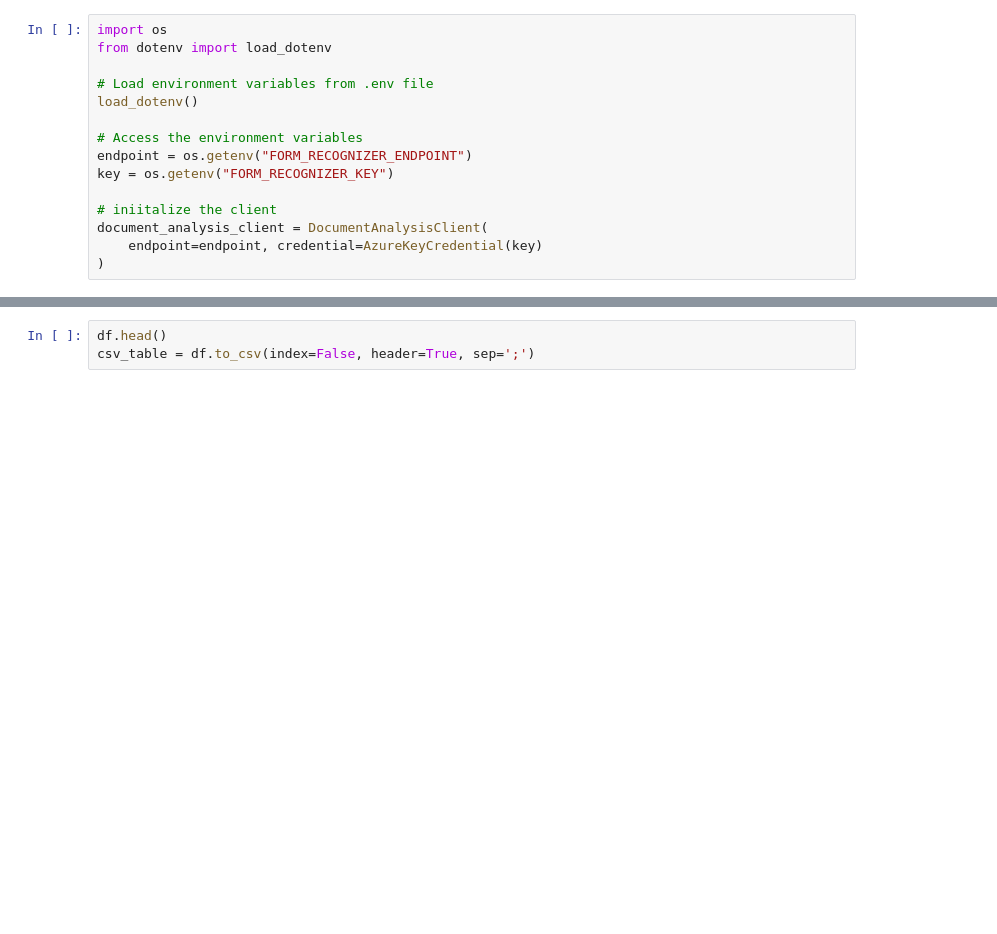
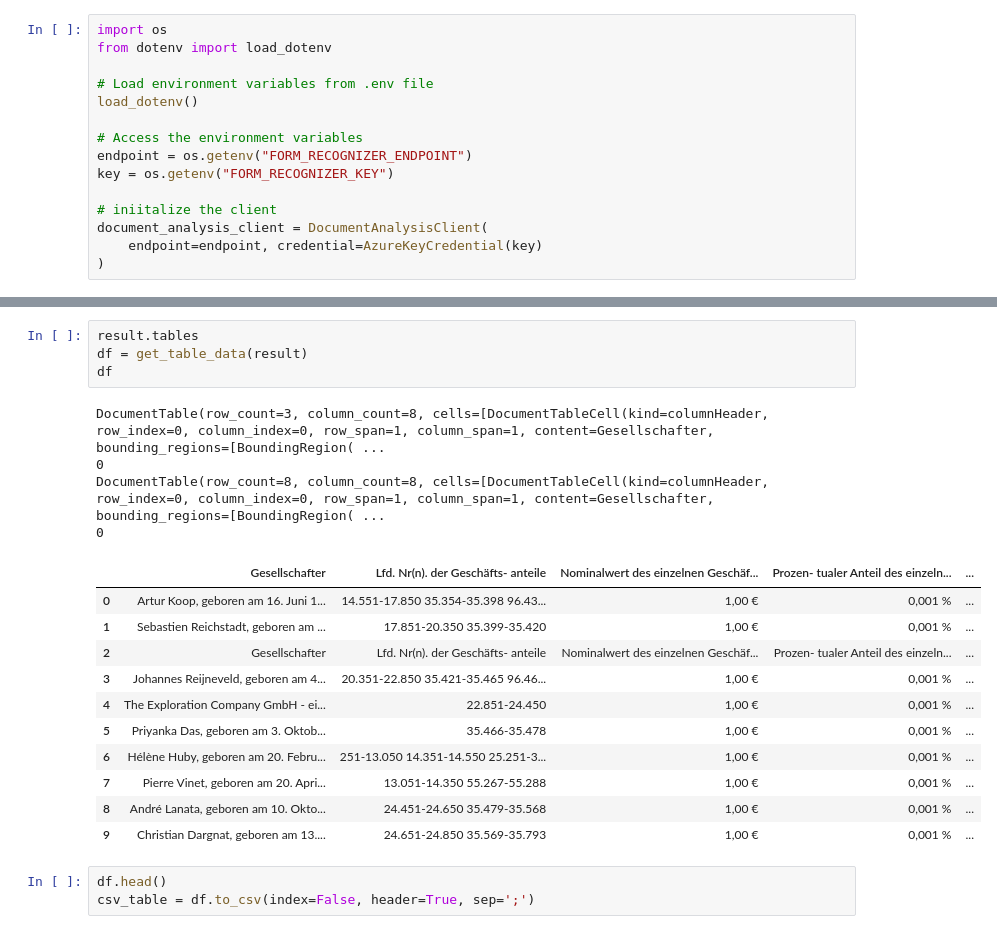
Before and after one commit to annabellscha/cr_exploration, a Jupyter notebook: notebooks/data_extraction_final.ipynb, the cells around one changed output, grey strips where cells are left out. Cells and saved outputs as stored; diff of their text form; blank space fills up the shorter version.

```diff
--- a/notebooks/data_extraction_final.ipynb
+++ b/notebooks/data_extraction_final.ipynb
@@ -88,3 +619,23 @@ df.head()
+# %%
+result.tables
+df = get_table_data(result)
+df
+# %% [output]
+DocumentTable(row_count=3, column_count=8, cells=[DocumentTableCell(kind=columnHeader, row_index=0, column_index=0, row_span=1, column_span=1, content=Gesellschafter, bounding_regions=[BoundingRegion( ...
+0
+DocumentTable(row_count=8, column_count=8, cells=[DocumentTableCell(kind=columnHeader, row_index=0, column_index=0, row_span=1, column_span=1, content=Gesellschafter, bounding_regions=[BoundingRegion( ...
+0
+|  | Gesellschafter | Lfd. Nr(n). der Geschäfts- anteile | Nominalwert des einzelnen Geschäf... | Prozen- tualer Anteil des einzeln... | ... |
+| 0 | Artur Koop, geboren am 16. Juni 1... | 14.551-17.850 35.354-35.398 96.43... | 1,00 € | 0,001 % | ... |
+| 1 | Sebastien Reichstadt, geboren am ... | 17.851-20.350 35.399-35.420 | 1,00 € | 0,001 % | ... |
+| 2 | Gesellschafter | Lfd. Nr(n). der Geschäfts- anteile | Nominalwert des einzelnen Geschäf... | Prozen- tualer Anteil des einzeln... | ... |
+| 3 | Johannes Reijneveld, geboren am 4... | 20.351-22.850 35.421-35.465 96.46... | 1,00 € | 0,001 % | ... |
+| 4 | The Exploration Company GmbH - ei... | 22.851-24.450 | 1,00 € | 0,001 % | ... |
+| 5 | Priyanka Das, geboren am 3. Oktob... | 35.466-35.478 | 1,00 € | 0,001 % | ... |
+| 6 | Hélène Huby, geboren am 20. Febru... | 251-13.050 14.351-14.550 25.251-3... | 1,00 € | 0,001 % | ... |
+| 7 | Pierre Vinet, geboren am 20. Apri... | 13.051-14.350 55.267-55.288 | 1,00 € | 0,001 % | ... |
+| 8 | André Lanata, geboren am 10. Okto... | 24.451-24.650 35.479-35.568 | 1,00 € | 0,001 % | ... |
+| 9 | Christian Dargnat, geboren am 13.... | 24.651-24.850 35.569-35.793 | 1,00 € | 0,001 % | ... |
 # %%
 df.head()
 csv_table = df.to_csv(index=False, header=True, sep=';')
```
Also changed, not shown: parts of 22 cells of this notebook, 6 other files.
